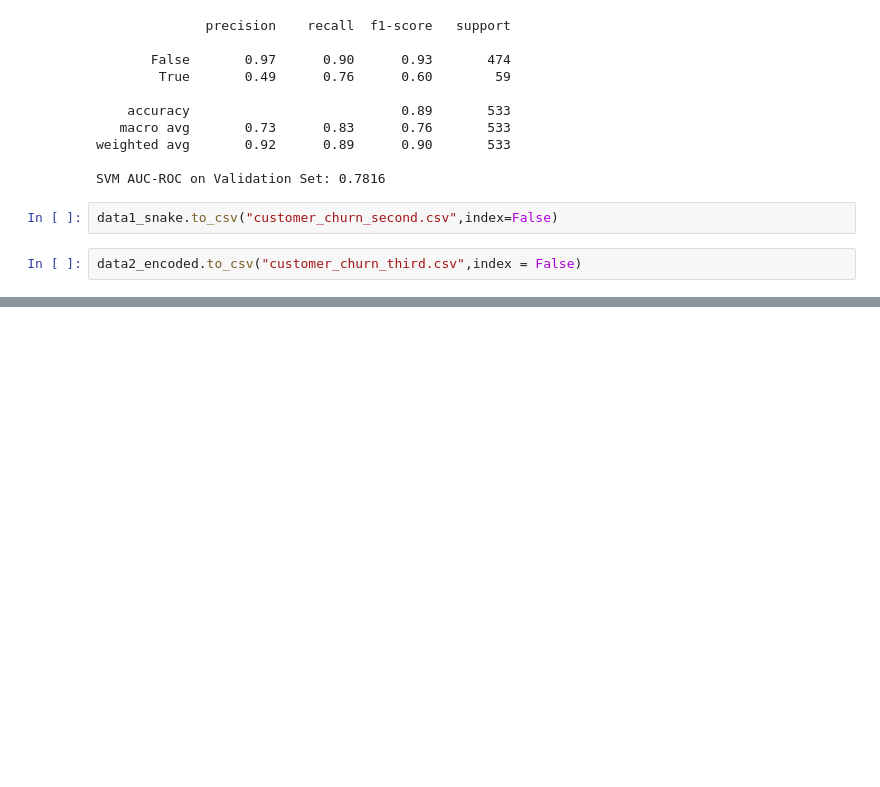
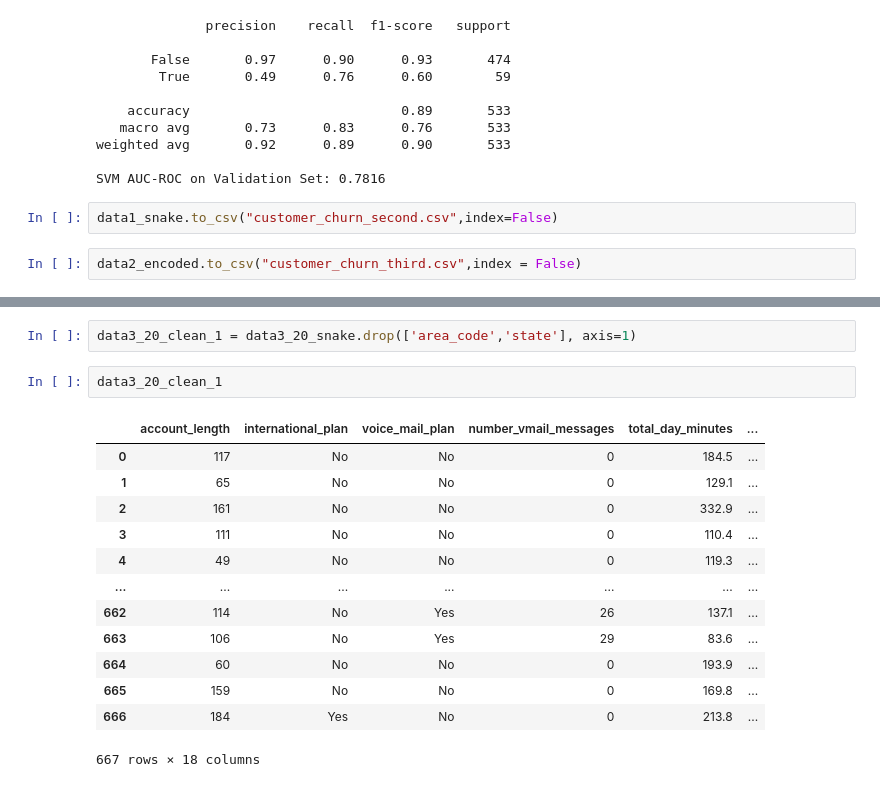
Before and after one commit to AsenSirakov/Machine_Learning_2024_Soft_uni, a Jupyter notebook: Introduction to Machine Learning/Telecom .ipynb, the cells around one changed output, grey strips where cells are left out. Cells and saved outputs as stored; diff of their text form; blank space fills up the shorter version.

```diff
--- a/Introduction to Machine Learning/Telecom .ipynb
+++ b/Introduction to Machine Learning/Telecom .ipynb
@@ -731,0 +823,18 @@ data2_encoded.to_csv("customer_churn_third.csv",index = False)
+# %%
+data3_20_clean_1 = data3_20_snake.drop(['area_code','state'], axis=1)
+# %%
+data3_20_clean_1
+# %% [output]
+|  | account_length | international_plan | voice_mail_plan | number_vmail_messages | total_day_minutes | ... |
+| 0 | 117 | No | No | 0 | 184.5 | ... |
+| 1 | 65 | No | No | 0 | 129.1 | ... |
+| 2 | 161 | No | No | 0 | 332.9 | ... |
+| 3 | 111 | No | No | 0 | 110.4 | ... |
+| 4 | 49 | No | No | 0 | 119.3 | ... |
+| ... | ... | ... | ... | ... | ... | ... |
+| 662 | 114 | No | Yes | 26 | 137.1 | ... |
+| 663 | 106 | No | Yes | 29 | 83.6 | ... |
+| 664 | 60 | No | No | 0 | 193.9 | ... |
+| 665 | 159 | No | No | 0 | 169.8 | ... |
+| 666 | 184 | Yes | No | 0 | 213.8 | ... |
+667 rows × 18 columns
```
Also changed, not shown: parts of 17 cells of this notebook.
